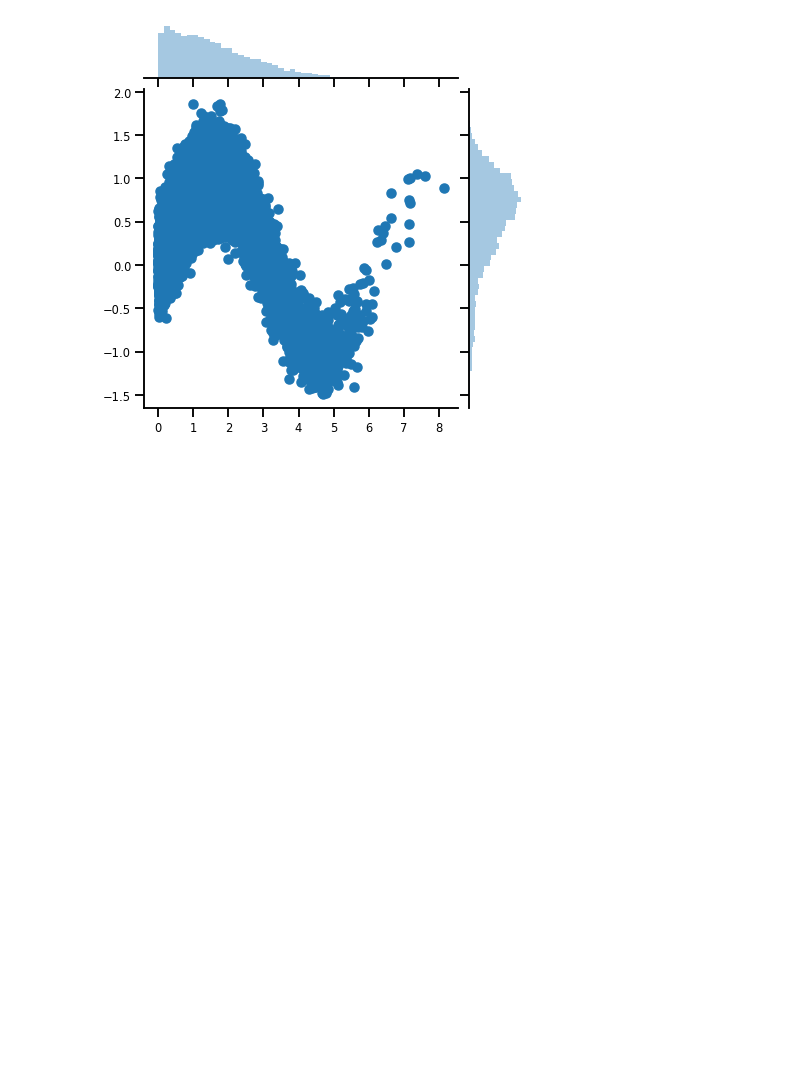
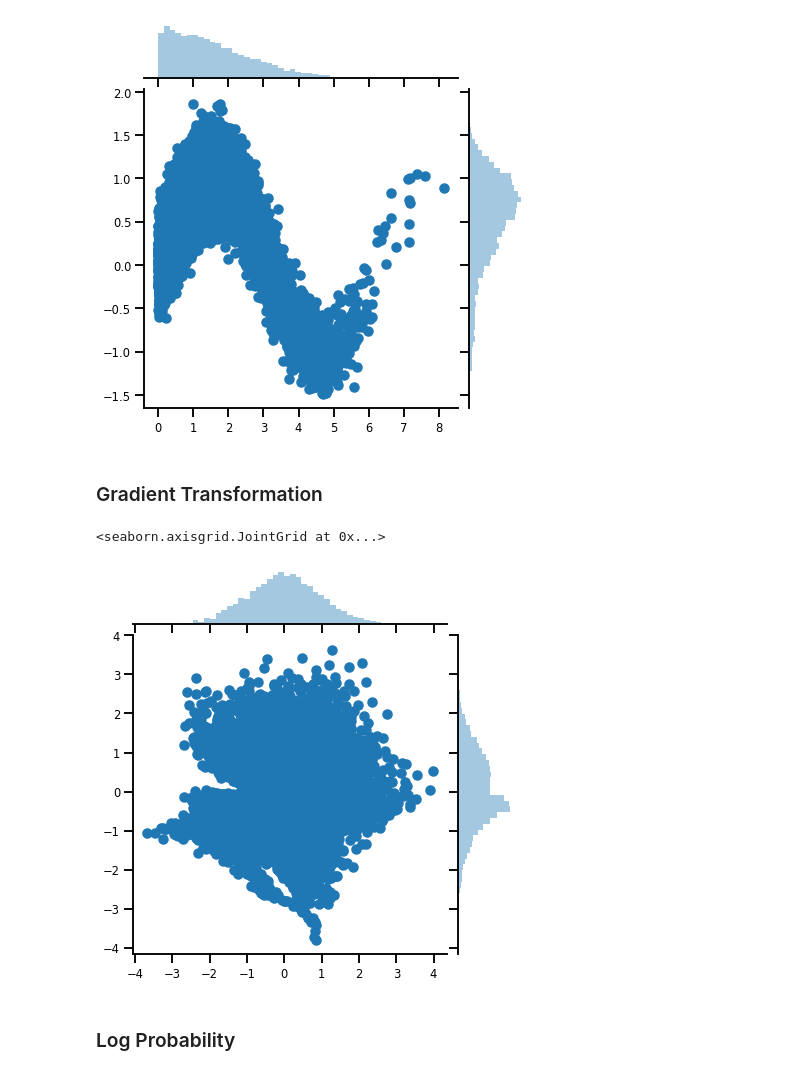
Before and after one commit to IPL-UV/rbig_jax, a Jupyter notebook: notebooks/1.3_iterative_gaussianization.ipynb, the cells around one changed output. Saved outputs shown, nothing was run; the diff lists cells and outputs as text; code cells hidden in the pictures; blank space fills up the shorter version.

```diff
--- a/notebooks/1.3_iterative_gaussianization.ipynb
+++ b/notebooks/1.3_iterative_gaussianization.ipynb
@@ -262,7 +309,7 @@ sns.jointplot(X_trans[:, 0], X_trans[:, 1])
 n_layers = 1_000
 layer_params = []
 
-X_approx = np.array(X_trans)
+X_approx = np.array(Xtrans)
 
 # initialize transformation
 rbig_block_inverse_jitted = jax.jit(rbig_block_inverse)
@@ -278,3 +325,28 @@ sns.jointplot(X_approx[:, 0], X_approx[:, 1])
 # %% [output]
 <seaborn.axisgrid.JointGrid at 0x...>
 [figure]
+# %% [markdown]
+### Gradient Transformation
+# %%
+
+n_layers = 1_000
+layer_params = []
+
+Xtrans = np.array(data)
+X_ldj = np.zeros_like(Xtrans)
+
+# initialize transformation
+rbig_block_transform_gradient_jitted = jax.jit(rbig_block_transform_gradient)
+
+for ilayer_param in tqdm.tqdm(params):
+    Xtrans, log_det = rbig_block_transform_gradient_jitted(Xtrans, ilayer_param)
+    X_ldj += log_det
+
+    #     sns.jointplot(X_trans[:, 0], X_trans[:, 1])
+# %%
+sns.jointplot(Xtrans[:, 0], Xtrans[:, 1])
+# %% [output]
+<seaborn.axisgrid.JointGrid at 0x...>
+[figure, added]
+# %% [markdown]
+### Log Probability
```
Also changed, not shown: parts of 25 cells of this notebook, 5 other files.
